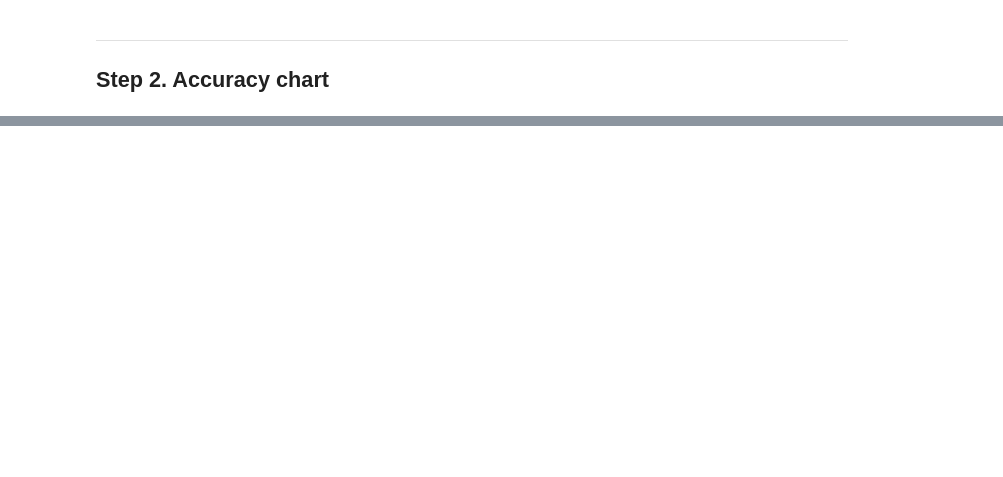
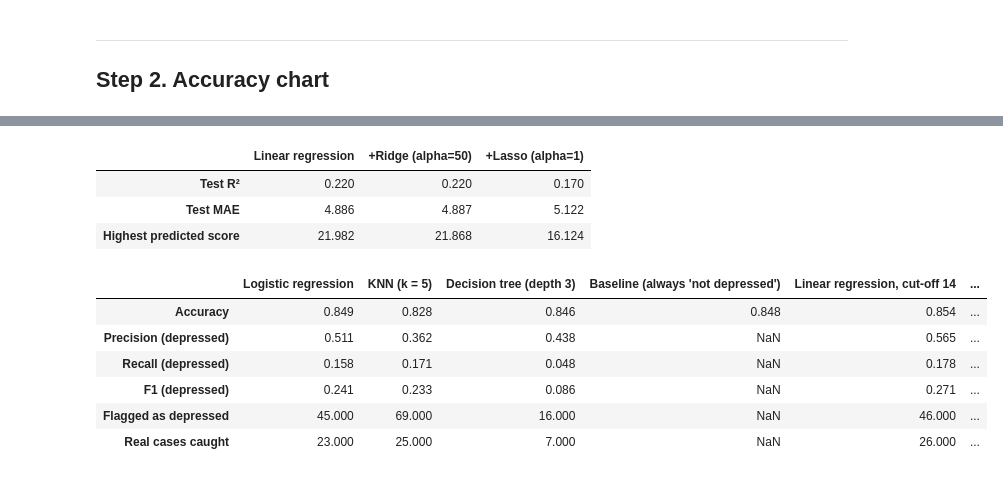
Before and after one commit to ciarabyas2/sleep-mood-bdi-analysis, a Jupyter notebook: notebooks/model_comparison.ipynb, the cells around one changed output, grey strips where cells are left out. Saved outputs shown, nothing was run; the diff lists cells and outputs as text; code cells hidden in the pictures; blank space fills up the shorter version.

```diff
--- a/notebooks/model_comparison.ipynb
+++ b/notebooks/model_comparison.ipynb
@@ -66,0 +119,33 @@ _To fill in after running: which model has the higher accuracy, by how much each
+# %%
+reg_models = ["Linear regression", "+Ridge (alpha=50)", "+Lasso (alpha=1)"]
+y_score = regression["actual_bdi_total"]
+
+regression_scores = pd.DataFrame({
+    name: {
+        "Test R²": r2_score(y_score, regression[name]),
+        "Test MAE": mean_absolute_error(y_score, regression[name]),
+        "Highest predicted score": regression[name].max(),
+    }
+    for name in reg_models
+})
+regression_scores.round(3)
+# %% [output]
+|  | Linear regression | +Ridge (alpha=50) | +Lasso (alpha=1) |
+| Test R² | 0.220 | 0.220 | 0.170 |
+| Test MAE | 4.886 | 4.887 | 5.122 |
+| Highest predicted score | 21.982 | 21.868 | 16.124 |
+# %%
+# Apply the clinical cut-off of 14 to each regression model's predicted scores
+for name in reg_models:
+    predicted_above = (regression[name] >= 14).astype(int)
+    comparison[f"{name}, cut-off 14"] = pd.Series(classification_metrics(y_test, predicted_above))
+
+comparison.round(3)
+# %% [output]
+|  | Logistic regression | KNN (k = 5) | Decision tree (depth 3) | Baseline (always 'not depressed') | Linear regression, cut-off 14 | ... |
+| Accuracy | 0.849 | 0.828 | 0.846 | 0.848 | 0.854 | ... |
+| Precision (depressed) | 0.511 | 0.362 | 0.438 | NaN | 0.565 | ... |
+| Recall (depressed) | 0.158 | 0.171 | 0.048 | NaN | 0.178 | ... |
+| F1 (depressed) | 0.241 | 0.233 | 0.086 | NaN | 0.271 | ... |
+| Flagged as depressed | 45.000 | 69.000 | 16.000 | NaN | 46.000 | ... |
+| Real cases caught | 23.000 | 25.000 | 7.000 | NaN | 26.000 | ... |
```
Also changed, not shown: parts of 11 cells of this notebook, 5 other files.
